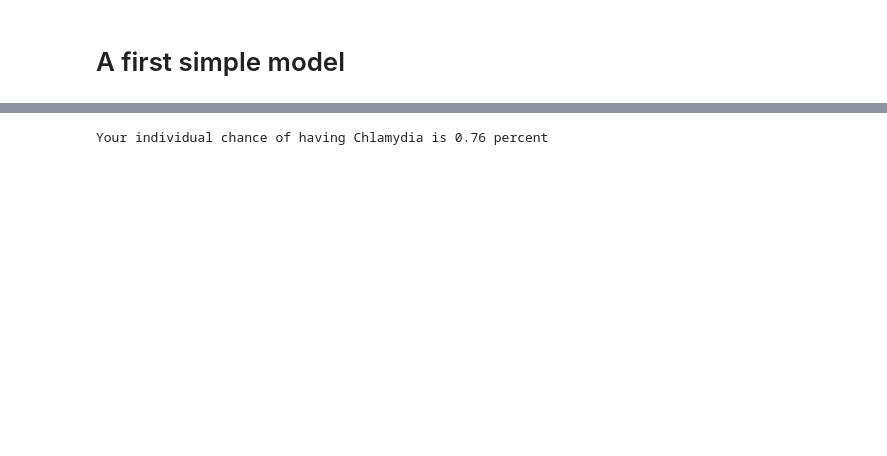
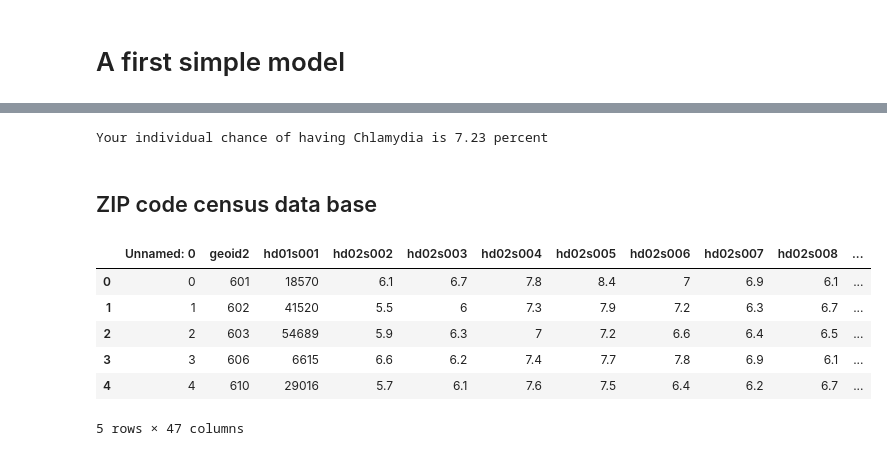
Before and after one commit to ahwkuepper/stdme, a Jupyter notebook: code/app_model_chlamydia.ipynb, the cells around one changed output, grey strips where cells are left out. Drawn from its saved outputs; the diff is of its cells as text; code cells hidden in the pictures; blank space fills up the shorter version.

Commit message:
finalized the model and added age factors

```diff
--- a/code/app_model_chlamydia.ipynb
+++ b/code/app_model_chlamydia.ipynb
@@ -64,15 +112,29 @@ race_factor["White"] = race_rate["White"]/rate_average
 # %%
-def calculate_rate(Zipcode, Race, Gender):
+def calculate_rate(Zipcode, Race, Gender, Age):
     fips = zip2fips[int(Zipcode)]
     target = df_merged[df_merged['FIPS']==fips]
     target_params = target.values[0]
-    chlamydia_rate = model.predict(target_params[-35:])
-    return chlamydia_rate*gender_factor[Gender]*race_factor[Race]
+    chlamydia_rate = model.predict(target_params[5:])
+    return chlamydia_rate*gender_factor[Gender]*race_factor[Race]*age_factor[Age]
 
-Race = "Pacific"
+Race = "Black"
 Gender = "Female"
-Zipcode = "02139" #"10027"
-
-print("Your individual chance of having Chlamydia is %.2f percent"%(calculate_rate(Zipcode, Race, Gender)*100))
+Age = "20-24"
+Zipcode = "02139"
+print("Your individual chance of having Chlamydia is %.2f percent"%(calculate_rate(Zipcode, Race, Gender, Age)*100))
 # %% [output]
-Your individual chance of having Chlamydia is 0.76 percent
+Your individual chance of having Chlamydia is 7.23 percent
+# %% [markdown]
+## ZIP code census data base
+# %%
+df_zipcode = pd.read_csv("../data/census_zipcode.csv")
+# %%
+df_zipcode.head()
+# %% [output]
+|  | Unnamed: 0 | geoid2 | hd01s001 | hd02s002 | hd02s003 | hd02s004 | hd02s005 | hd02s006 | hd02s007 | hd02s008 | ... |
+| 0 | 0 | 601 | 18570 | 6.1 | 6.7 | 7.8 | 8.4 | 7 | 6.9 | 6.1 | ... |
+| 1 | 1 | 602 | 41520 | 5.5 | 6 | 7.3 | 7.9 | 7.2 | 6.3 | 6.7 | ... |
+| 2 | 2 | 603 | 54689 | 5.9 | 6.3 | 7 | 7.2 | 6.6 | 6.4 | 6.5 | ... |
+| 3 | 3 | 606 | 6615 | 6.6 | 6.2 | 7.4 | 7.7 | 7.8 | 6.9 | 6.1 | ... |
+| 4 | 4 | 610 | 29016 | 5.7 | 6.1 | 7.6 | 7.5 | 6.4 | 6.2 | 6.7 | ... |
+5 rows × 47 columns
```
Also changed, not shown: parts of 5 cells of this notebook, 9 other files.
